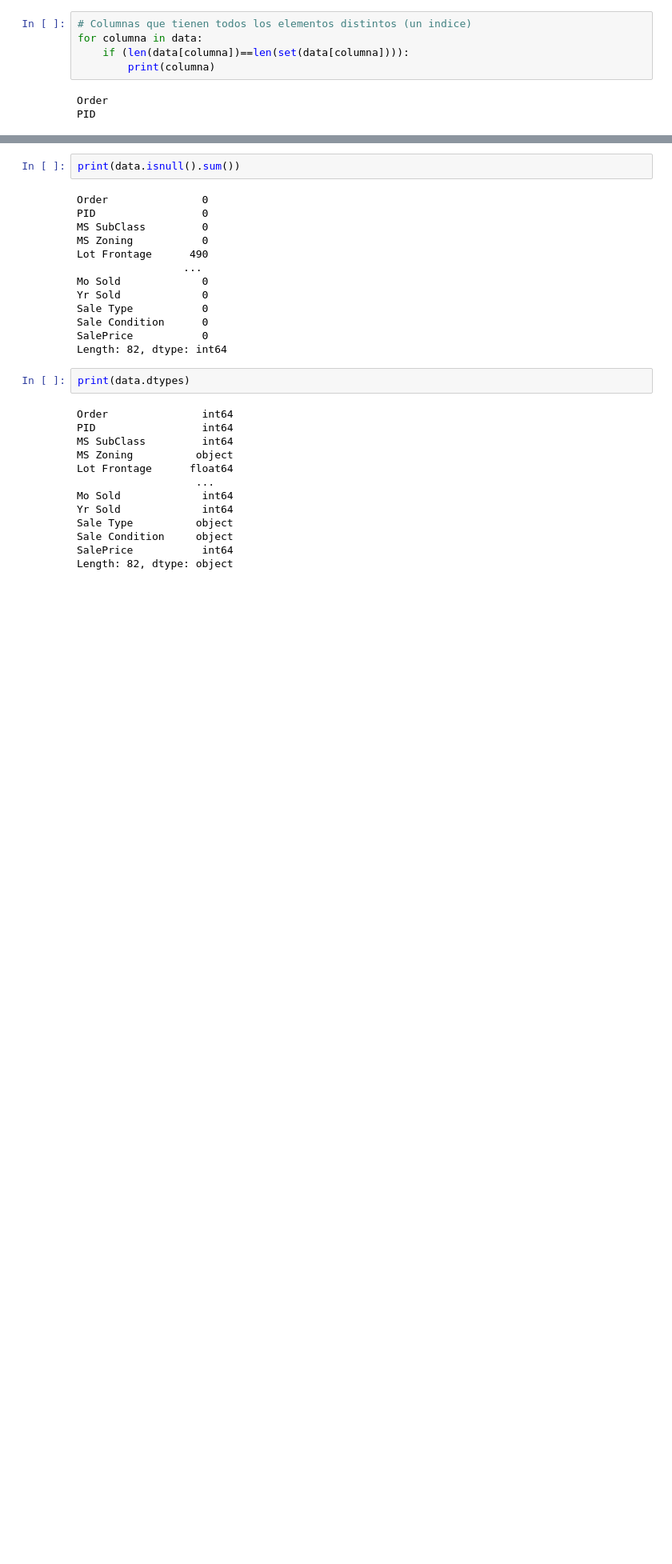
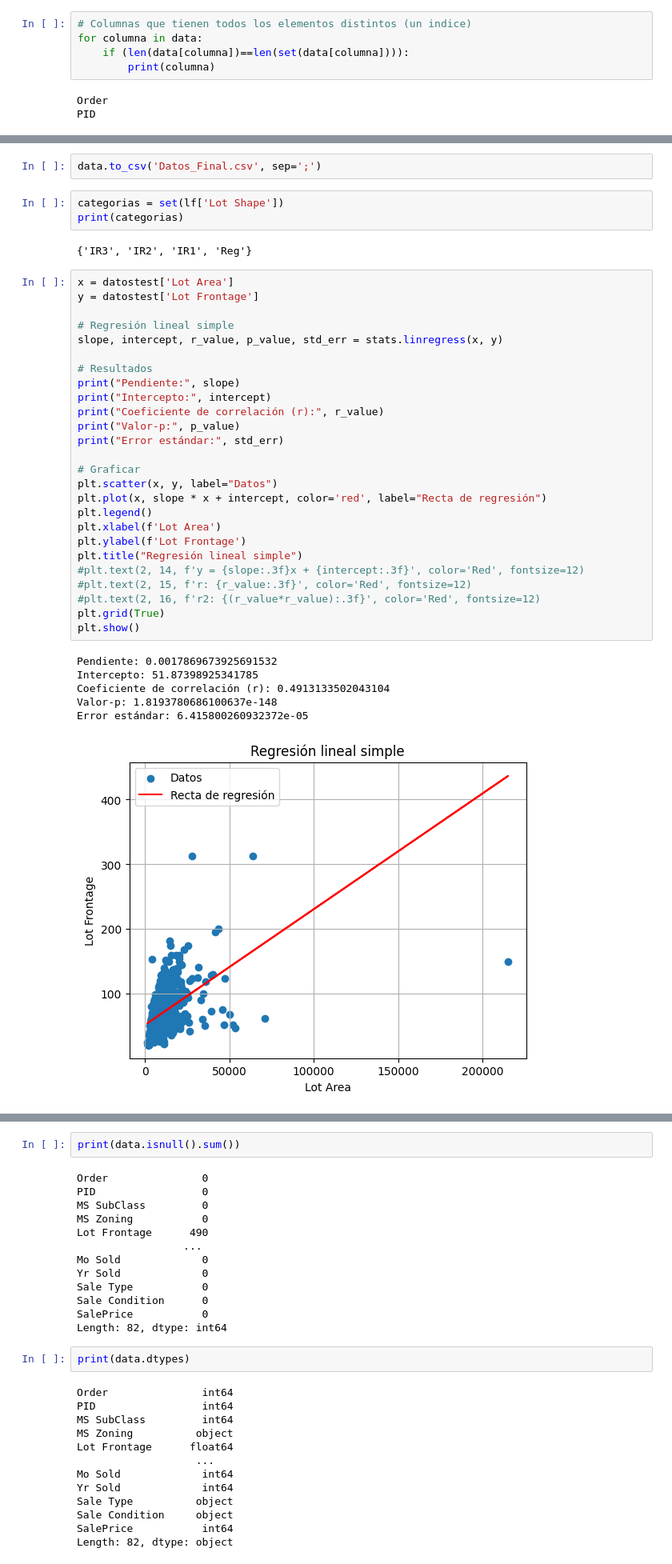
Before and after one commit to Juanchumu/TpLabDatos, a Jupyter notebook: tp1_limpeza.ipynb, the cells around one changed output, grey strips where cells are left out. Shown at 80% size. Saved outputs shown, nothing was run; the diff lists cells and outputs as text; blank space fills up the shorter version.

```diff
--- a/tp1_limpeza.ipynb
+++ b/tp1_limpeza.ipynb
@@ -171,0 +267,40 @@ PID
+# %%
+data.to_csv('Datos_Final.csv', sep=';')
+# %%
+categorias = set(lf['Lot Shape'])
+print(categorias)
+# %% [output]
+{'IR3', 'IR2', 'IR1', 'Reg'}
+# %%
+x = datostest['Lot Area']
+y = datostest['Lot Frontage']
+
+# Regresión lineal simple
+slope, intercept, r_value, p_value, std_err = stats.linregress(x, y)
+
+# Resultados
+print("Pendiente:", slope)
+print("Intercepto:", intercept)
+print("Coeficiente de correlación (r):", r_value)
+print("Valor-p:", p_value)
+print("Error estándar:", std_err)
+
+# Graficar
+plt.scatter(x, y, label="Datos")
+plt.plot(x, slope * x + intercept, color='red', label="Recta de regresión")
+plt.legend()
+plt.xlabel(f'Lot Area')
+plt.ylabel(f'Lot Frontage')
+plt.title("Regresión lineal simple")
+#plt.text(2, 14, f'y = {slope:.3f}x + {intercept:.3f}', color='Red', fontsize=12)
+#plt.text(2, 15, f'r: {r_value:.3f}', color='Red', fontsize=12)
+#plt.text(2, 16, f'r2: {(r_value*r_value):.3f}', color='Red', fontsize=12)
+plt.grid(True)
+plt.show()
+# %% [output]
+Pendiente: 0.0017869673925691532
+Intercepto: 51.87398925341785
+Coeficiente de correlación (r): 0.4913133502043104
+Valor-p: 1.8193780686100637e-148
+Error estándar: 6.415800260932372e-05
+[figure, added]
```
Also changed, not shown: parts of 15 cells of this notebook.
